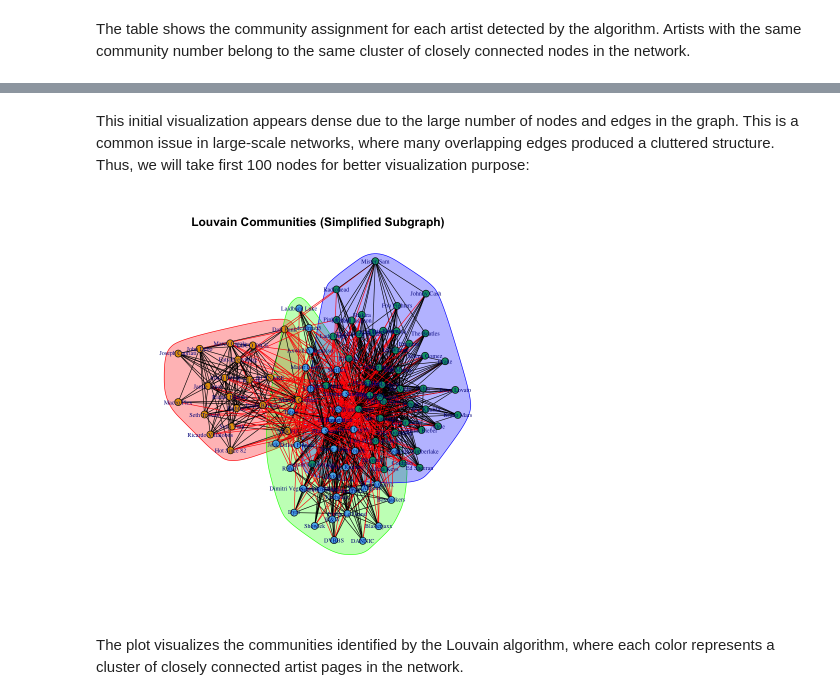
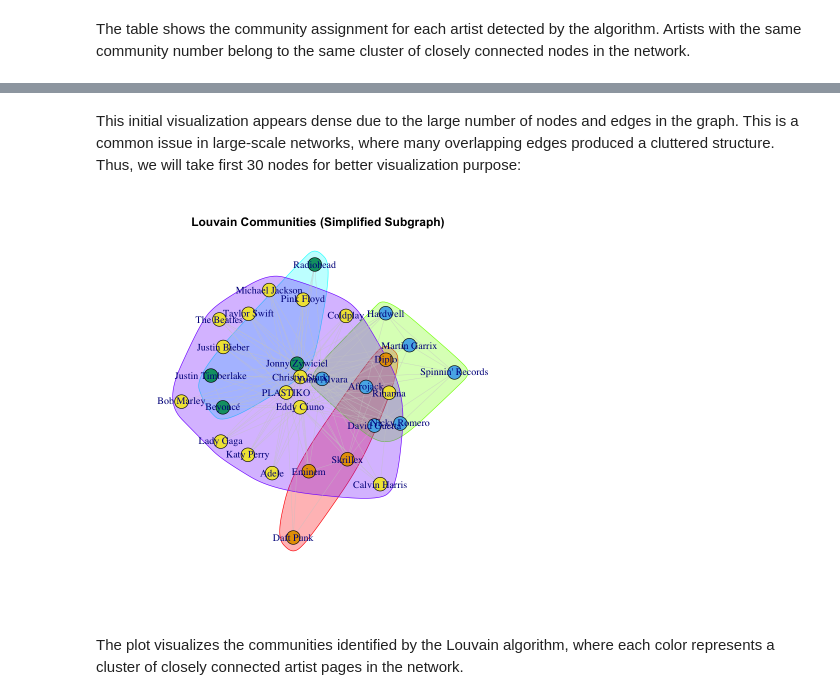
Before and after one commit to ilpalazz0/Big-Data-Assignment-1, a Jupyter notebook: graph.ipynb, the cells around one changed output, grey strips where cells are left out. Drawn from its saved outputs; the diff is of its cells as text; code cells hidden in the pictures.

```diff
--- a/graph.ipynb
+++ b/graph.ipynb
@@ -51,0 +66,10 @@ g <- graph_from_data_frame(edges, directed = FALSE, vertices = nodes[, c("new_id
+# %%
+# Creating the graph from the edge list
+g <- graph_from_data_frame(edges, directed = FALSE, vertices = nodes[, c("new_id", "name")])
+
+cat("Vertices:", vcount(g), "\n")
+cat("Edges:", ecount(g), "\n")
+cat("Density:", format(edge_density(g), scientific = FALSE), "\n")
+cat("Maximum degree:", max(degree(g)), "\n")
+cat("Average degree:", round(mean(degree(g)), 2), "\n")
+cat("Minimum degree:", min(degree(g)), "\n")
@@ -348,21 +373,27 @@ plot(
 # %% [markdown]
-This initial visualization appears dense due to the large number of nodes and edges in the graph. This is a common issue in large-scale networks, where many overlapping edges produced a cluttered structure. Thus, we will take first 100 nodes for better visualization purpose:
+This initial visualization appears dense due to the large number of nodes and edges in the graph. This is a common issue in large-scale networks, where many overlapping edges produced a cluttered structure. Thus, we will take first 30 nodes for better visualization purpose:
 # %%
-# Take 100 nodes from the largest communities for visualization
-top_nodes_comm <- names(sort(igraph::degree(g), decreasing = TRUE))[1:100]
-g_vis <- igraph::induced_subgraph(g, top_nodes_comm)
+# Take 30 nodes with highest degree for visualization
+top_nodes_comm <- names(sort(degree(g), decreasing = TRUE))[1:30]
 
-comm_vis <- igraph::cluster_louvain(g_vis)
+# Create subgraph
+g_vis <- induced_subgraph(g, top_nodes_comm)
 
+# Detect communities
+comm_vis <- cluster_louvain(g_vis)
+
+# Plot communities
 plot(
   comm_vis,
   g_vis,
-  vertex.size = 5,
-  vertex.label.cex = 0.6,
+  vertex.size = 10,
+  vertex.label.cex = 1,
+  edge.width = 0.5,
+  edge.color = "gray80",
   main = "Louvain Communities (Simplified Subgraph)"
 )
 # %% [output]
-[figure, old version]
+[figure, new version]
 # %% [markdown]
 The plot visualizes the communities identified by the Louvain algorithm, where each color represents a cluster of closely connected artist pages in the network.
 # %% [markdown]
```
Also changed, not shown: parts of 29 cells of this notebook, 1 other file.
